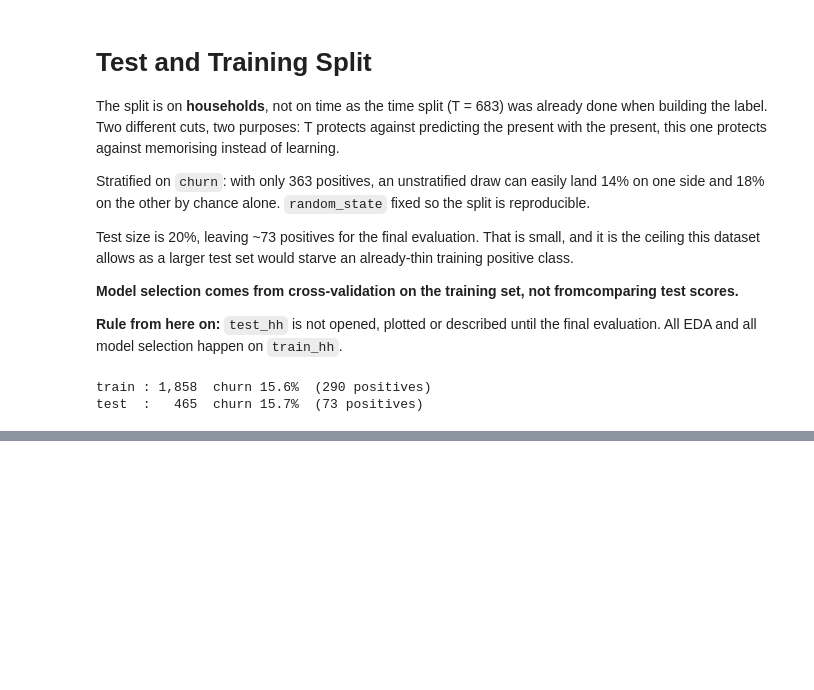
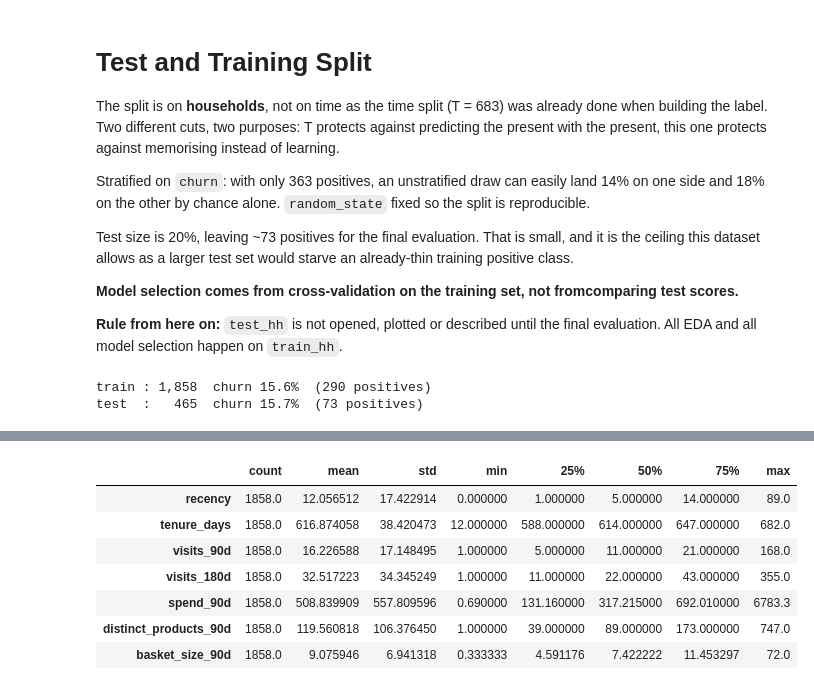
Before and after one commit to andreydesousa92-byte/Churn_Dunhumby_Kaggle, a Jupyter notebook: customer-churn-prediction.ipynb, the cells around one changed output, grey strips where cells are left out. Saved outputs shown, nothing was run; the diff lists cells and outputs as text; code cells hidden in the pictures; blank space fills up the shorter version.

```diff
--- a/customer-churn-prediction.ipynb
+++ b/customer-churn-prediction.ipynb
@@ -432,0 +435,41 @@ test  :   465  churn 15.7%  (73 positives)
+# %%
+def build_features(household_keys, transactions, cutoff=683):
+    """
+    Aggregate transactions into one row per household.
+    Only data up to `cutoff` is used so the outcome window never enters here.
+    """
+
+    household_keys = pd.Index(household_keys, name="household_key")
+
+    tx = transactions[
+        (transactions["DAY"]<=cutoff)
+        & (transactions["household_key"].isin(household_keys))
+    ]
+
+    g = tx.groupby("household_key")
+    feats = pd.DataFrame(index=household_keys)
+    feats["recency"] = cutoff - g["DAY"].max()
+    feats["tenure_days"] = cutoff - g["DAY"].min()
+
+    for w in (90, 180):
+        win = tx[tx["DAY"] > cutoff - w].groupby("household_key")
+        feats[f"visits_{w}d"] = win["BASKET_ID"].nunique()
+
+    win90 = tx[tx["DAY"] > cutoff - 90].groupby("household_key")
+    feats["spend_90d"]             = win90["SALES_VALUE"].sum()
+    feats["distinct_products_90d"] = win90["PRODUCT_ID"].nunique()
+
+    # counts and sums are genuinely zero when a window is empty
+    count_cols = ["visits_90d", "visits_180d", "spend_90d",
+                  "distinct_products_90d"]
+    feats[count_cols] = feats[count_cols].fillna(0)
+
+    # derived: average basket size, guarding against division by zero
+    feats["basket_size_90d"] = (
+        feats["distinct_products_90d"] / feats["visits_90d"].replace(0, np.nan)
+    ).fillna(0)
+
+    return feats
+# %%
+X_train = build_features(train_hh["household_key"], transactions)
+X_train.head()
@@ -432,0 +484,11 @@ test  :   465  churn 15.7%  (73 positives)
+# %%
+X_train.describe().T
+# %% [output]
+|  | count | mean | std | min | 25% | 50% | 75% | max |
+| recency | 1858.0 | 12.056512 | 17.422914 | 0.000000 | 1.000000 | 5.000000 | 14.000000 | 89.0 |
+| tenure_days | 1858.0 | 616.874058 | 38.420473 | 12.000000 | 588.000000 | 614.000000 | 647.000000 | 682.0 |
+| visits_90d | 1858.0 | 16.226588 | 17.148495 | 1.000000 | 5.000000 | 11.000000 | 21.000000 | 168.0 |
+| visits_180d | 1858.0 | 32.517223 | 34.345249 | 1.000000 | 11.000000 | 22.000000 | 43.000000 | 355.0 |
+| spend_90d | 1858.0 | 508.839909 | 557.809596 | 0.690000 | 131.160000 | 317.215000 | 692.010000 | 6783.3 |
+| distinct_products_90d | 1858.0 | 119.560818 | 106.376450 | 1.000000 | 39.000000 | 89.000000 | 173.000000 | 747.0 |
+| basket_size_90d | 1858.0 | 9.075946 | 6.941318 | 0.333333 | 4.591176 | 7.422222 | 11.453297 | 72.0 |
```
Also changed, not shown: parts of 3 cells of this notebook.
